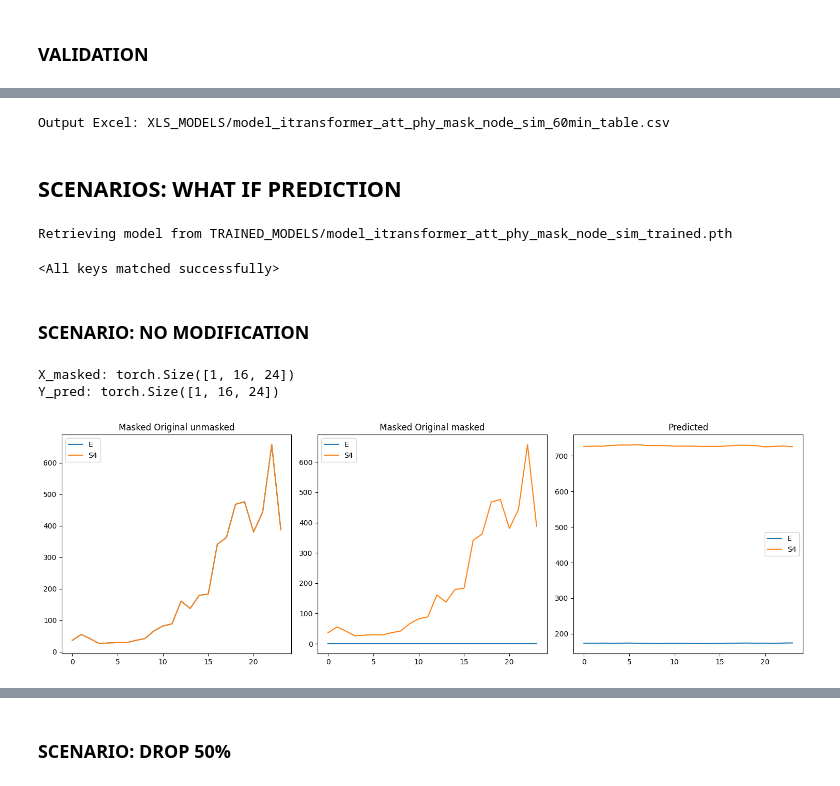
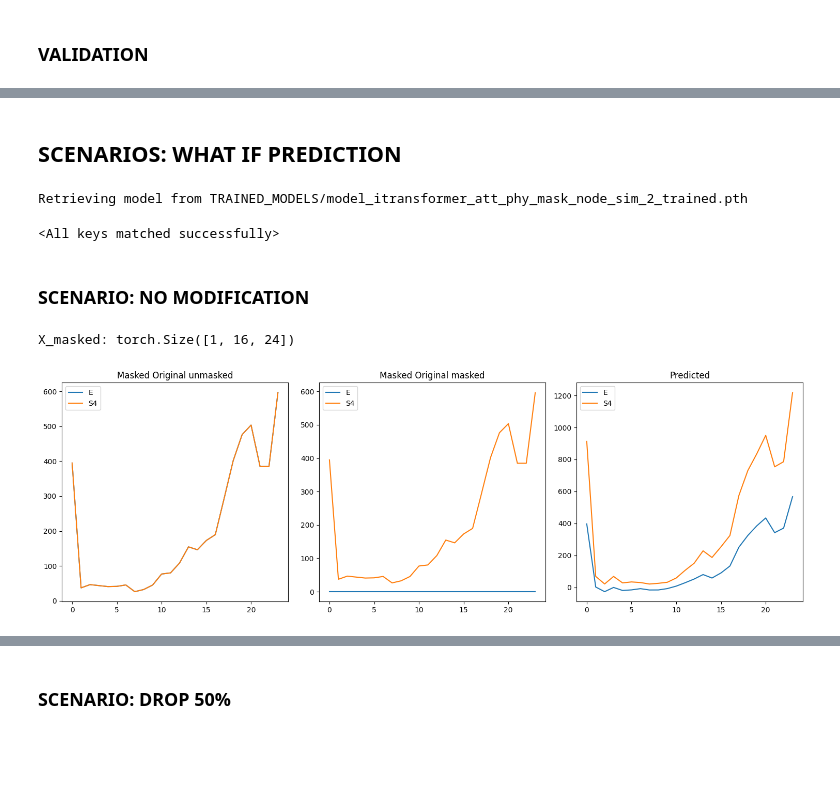
Before and after one commit to vmasuero/AFE, a Jupyter notebook: Modular/Model_Itransformer_Sim_Trans_ v1.ipynb, the cells around one changed output, grey strips where cells are left out. Cells and saved outputs as stored; diff of their text form; code cells hidden in the pictures; blank space fills up the shorter version.

```diff
--- a/Modular/Model_Itransformer_Sim_Trans_ v1.ipynb
+++ b/Modular/Model_Itransformer_Sim_Trans_ v1.ipynb
@@ -207,11 +209,17 @@ The average loss is: -0.00030000000000574093
 INNER_NODES_MASK =  (INCIDENCE_MATRIX_DF == 1).sum()
 LEAF_NODES_MASK = (INNER_NODES_MASK == 0)*1
 
+LEAF_INDICES = [i for i,x in enumerate(NODE_LIST) if LEAF_NODES_MASK.values[i] == 1]
+INNER_INDICES = [i for i,x in enumerate(NODE_LIST) if INNER_NODES_MASK.values[i] == 1]
 print(f"INNER_NODES_MASK: {INNER_NODES_MASK.values}")
 print([x for i,x in enumerate(NODE_LIST) if INNER_NODES_MASK.iloc[i]])
 print()
 print(f"LEAF_NODES_MASK: {LEAF_NODES_MASK.values}")
 print([x for i,x in enumerate(NODE_LIST) if LEAF_NODES_MASK.iloc[i]])
+
+
+print(LEAF_INDICES)
+print(INNER_INDICES)
 # %% [output]
 INNER_NODES_MASK: [1 1 1 1 1 1 1 1 1 0 0 0 0 0 0 0]
 ['HR_A', 'MR_A', 'HR_B', 'MR_B', 'C', 'D', 'A', 'B', 'E']
@@ -480,7 +493,7 @@ class SlidingWindowSensorDataset(Dataset):
         return masked_x.float(), target_y.float(), self.missing_mask
 
 
-LEAF_INDICES = [9,11,12,13,14,15]
+
 
 total_samples = len(DATA_RAW_MODEL)
 print(f"Total valid sliding windows: {total_samples}")
@@ -1109,11 +1133,3 @@ Validation RMSE: 613.8392077056228
-# %%
-
-
-_output_excel = f'XLS_MODELS/{PREFIX_MODEL}_{SAMPLING}_table.csv'
-print(f"Output Excel: {_output_excel}")
-ERR_TABLE_NODE.to_csv(_output_excel, sep=';')
-# %% [output]
-Output Excel: XLS_MODELS/model_itransformer_att_phy_mask_node_sim_60min_table.csv
 # %% [markdown]
 ## SCENARIOS: WHAT IF PREDICTION
 # %%
@@ -1127,42 +1143,42 @@ MODEL = GraphBiasediTransformer(
 
 
 
-PREFIX_MODEL = 'model_itransformer_att_phy_mask_node_sim'
+PREFIX_MODEL = 'model_itransformer_att_phy_mask_node_sim_2'
 OUTPUT_MODEL = f'{DIR_TRAINED}/{PREFIX_MODEL}_trained.pth'
 
 print(f"Retrieving model from {OUTPUT_MODEL}")
 state_dict = torch.load(OUTPUT_MODEL)
 MODEL.load_state_dict(state_dict)
 # %% [output]
-Retrieving model from TRAINED_MODELS/model_itransformer_att_phy_mask_node_sim_trained.pth
+Retrieving model from TRAINED_MODELS/model_itransformer_att_phy_mask_node_sim_2_trained.pth
 <All keys matched successfully>
 # %% [markdown]
 ### SCENARIO: NO MODIFICATION
 # %%
+rand_idx = choice(list(range(DATA_RAW_MODEL.shape[0] // HIST_STEPS)))
+
 DATA_RAW_SIMULATION = DATA_RAW_MODEL.copy()
-DATA_RAW_SIMULATION = DATA_RAW_SIMULATION.iloc[-HIST_STEPS:,:]
+DATA_RAW_SIMULATION = DATA_RAW_SIMULATION.iloc[rand_idx: rand_idx + HIST_STEPS,:]
 DATA_RAW_SIMULATION_T = torch.tensor(DATA_RAW_SIMULATION.values)
 
 SIM_DS = SlidingWindowSensorDataset(DATA_RAW_SIMULATION_T, LEAF_INDICES, HIST_STEPS)
 SIM_DL = DataLoader(SIM_DS, batch_size=BATCH_SIZE, shuffle=False)
 
 
 X_masked, X_unmasked,_ = next(iter((SIM_DL)))
 print(f"X_masked: {X_masked.shape}")
 
 MODEL.eval()
 with torch.no_grad():
     Y_pred = MODEL(x=X_masked, adj_mask=ATT_MASK_T)
 
-print(f"Y_pred: {Y_pred_scaled.shape}")
 
 fig, axes = plt.subplots(1, 3, figsize=(15, 5))
 pd.DataFrame(X_unmasked[0].T.numpy(), columns=NODE_LIST)[['E','S4']].plot(ax=axes[0], title='Masked Original unmasked')
 pd.DataFrame(X_masked[0].T.numpy(), columns=NODE_LIST)[['E','S4']].plot(ax=axes[1], title='Masked Original masked')
 pd.DataFrame(Y_pred[0].detach().T.numpy(), columns=NODE_LIST)[['E','S4']].plot(ax=axes[2], title='Predicted')
 plt.tight_layout()
 plt.show()
 # %% [output]
 X_masked: torch.Size([1, 16, 24])
-Y_pred: torch.Size([1, 16, 24])
-[figure, old version]
+[figure, new version]
```
Also changed, not shown: parts of 22 cells of this notebook, 3 other files.
